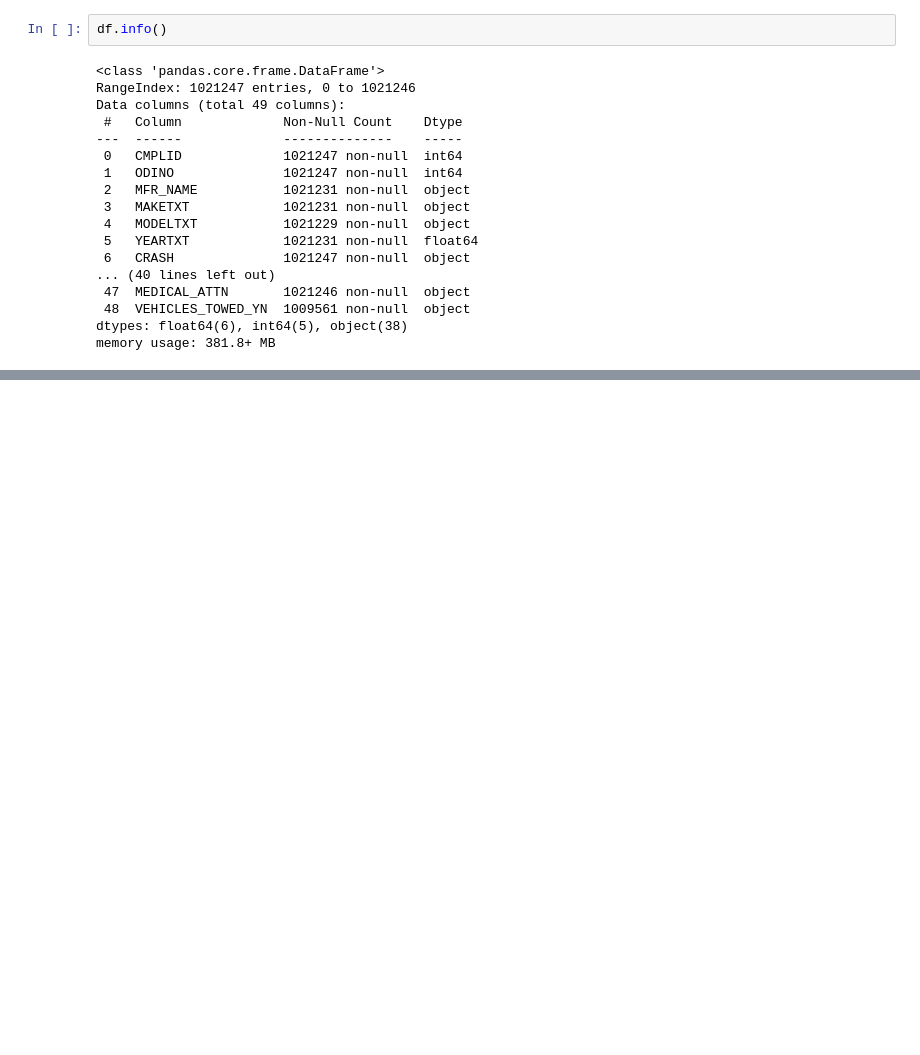
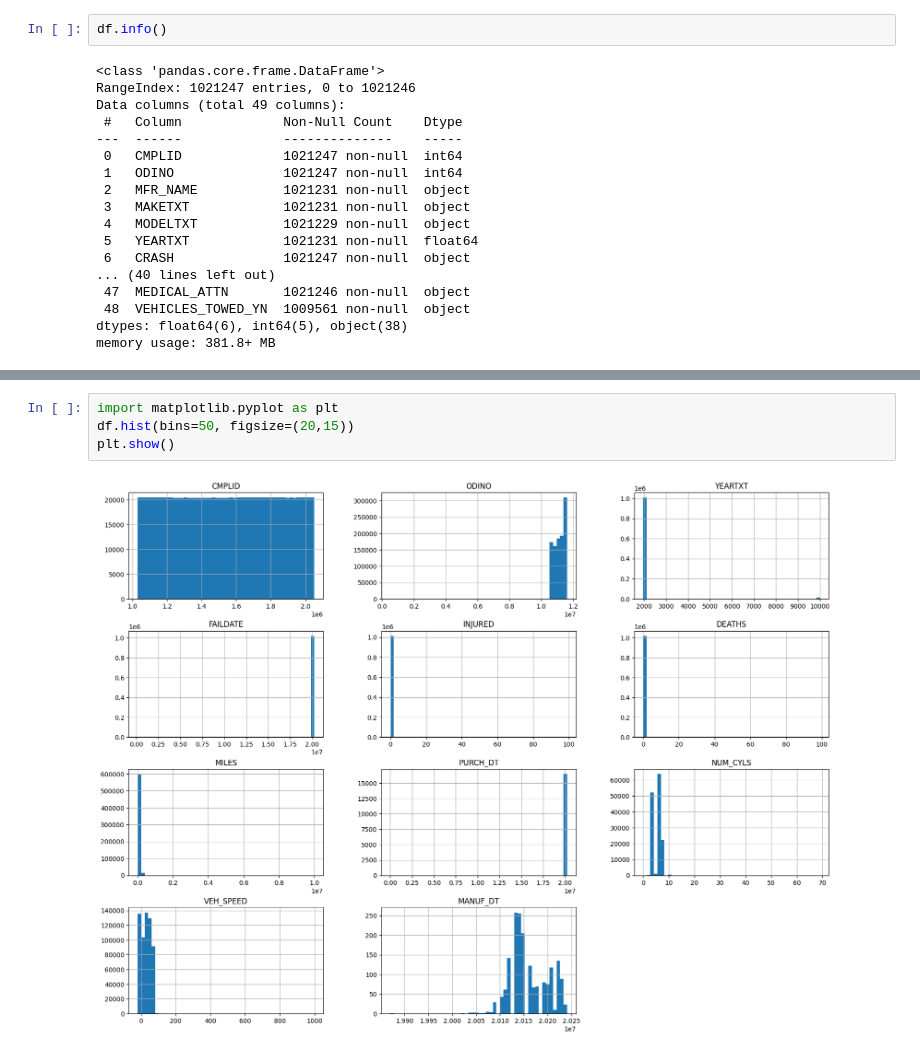
Before and after one commit to BrenoDPS/projeto-nlp, a Jupyter notebook: notebooks/eda.ipynb, the cells around one changed output, grey strips where cells are left out. Drawn from its saved outputs; the diff is of its cells as text; blank space fills up the shorter version.

```diff
--- a/notebooks/eda.ipynb
+++ b/notebooks/eda.ipynb
@@ -24,0 +76,6 @@ memory usage: 381.8+ MB
+# %%
+import matplotlib.pyplot as plt
+df.hist(bins=50, figsize=(20,15))
+plt.show()
+# %% [output]
+[figure, added]
```
Also changed, not shown: parts of 3 cells of this notebook, 9 other files.
